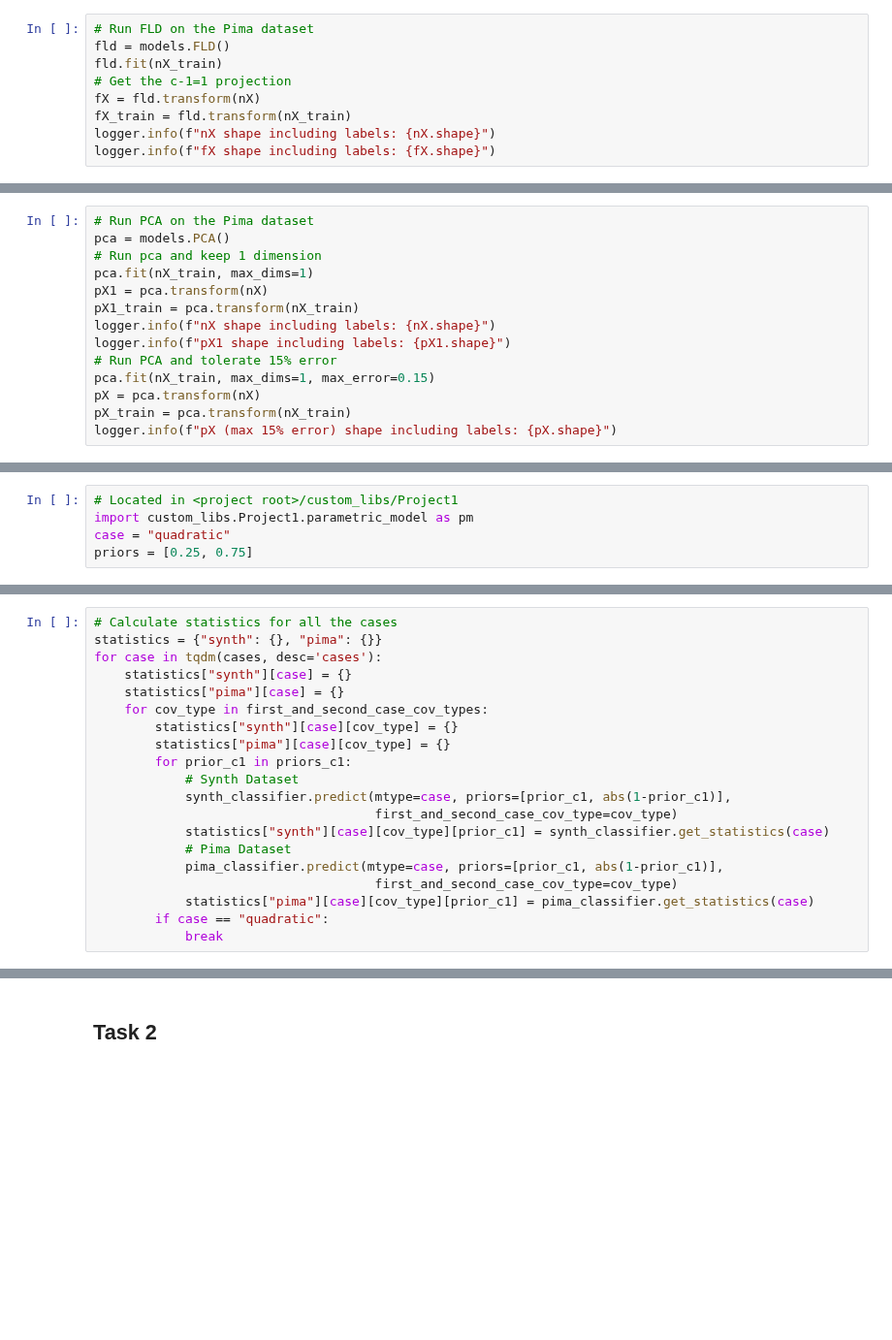
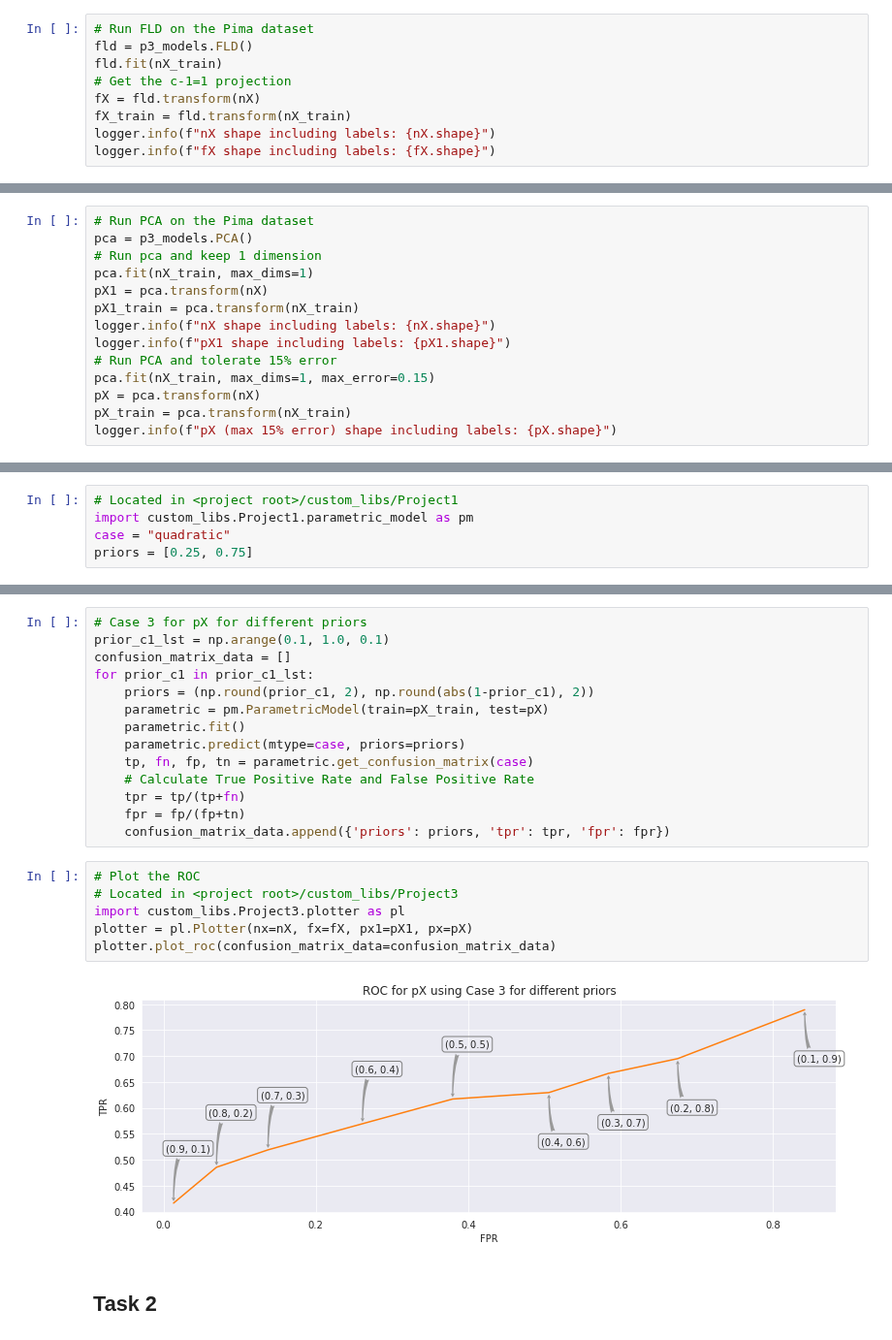
Before and after one commit to drkostas/Machine-Learning-Algorithms, a Jupyter notebook: Project3.ipynb, the cells around one changed output, grey strips where cells are left out. Shown at 97% size. Cells and saved outputs as stored; diff of their text form; blank space fills up the shorter version.

```diff
--- a/Project3.ipynb
+++ b/Project3.ipynb
@@ -120,7 +120,7 @@ nX = pima_te
 ### FLD Algorithm
 # %%
 # Run FLD on the Pima dataset
-fld = models.FLD()
+fld = p3_models.FLD()
 fld.fit(nX_train)
 # Get the c-1=1 projection
 fX = fld.transform(nX)
@@ -134,7 +134,7 @@ logger.info(f"fX shape including labels: {fX.shape}")
 ### PCA Algorithm
 # %%
 # Run PCA on the Pima dataset
-pca = models.PCA()
+pca = p3_models.PCA()
 # Run pca and keep 1 dimension
 pca.fit(nX_train, max_dims=1)
 pX1 = pca.transform(nX)
@@ -446,20 +371,0 @@ first_and_second_case_cov_types = ("avg", "first", "second")
-# %%
-# Calculate statistics for all the cases
-statistics = {"synth": {}, "pima": {}}
-for case in tqdm(cases, desc='cases'):
-    statistics["synth"][case] = {}
-    statistics["pima"][case] = {}
-    for cov_type in first_and_second_case_cov_types:
-        statistics["synth"][case][cov_type] = {}
-        statistics["pima"][case][cov_type] = {}
-        for prior_c1 in priors_c1:
-            # Synth Dataset
-            synth_classifier.predict(mtype=case, priors=[prior_c1, abs(1-prior_c1)],
-                                     first_and_second_case_cov_type=cov_type)
-            statistics["synth"][case][cov_type][prior_c1] = synth_classifier.get_statistics(case)
-            # Pima Dataset
-            pima_classifier.predict(mtype=case, priors=[prior_c1, abs(1-prior_c1)],
-                                     first_and_second_case_cov_type=cov_type)
-            statistics["pima"][case][cov_type][prior_c1] = pima_classifier.get_statistics(case)
-        if case == "quadratic":
-            break
@@ -509,2 +374,24 @@ pl.Plotter.plot_decision_boundaries(plot_knn_synth, 0.02)
+# %%
+# Case 3 for pX for different priors
+prior_c1_lst = np.arange(0.1, 1.0, 0.1)
+confusion_matrix_data = []
+for prior_c1 in prior_c1_lst:
+    priors = (np.round(prior_c1, 2), np.round(abs(1-prior_c1), 2))
+    parametric = pm.ParametricModel(train=pX_train, test=pX)
+    parametric.fit()
+    parametric.predict(mtype=case, priors=priors)
+    tp, fn, fp, tn = parametric.get_confusion_matrix(case)
+    # Calculate True Positive Rate and False Positive Rate
+    tpr = tp/(tp+fn)
+    fpr = fp/(fp+tn)
+    confusion_matrix_data.append({'priors': priors, 'tpr': tpr, 'fpr': fpr})
+# %%
+# Plot the ROC
+# Located in <project root>/custom_libs/Project3
+import custom_libs.Project3.plotter as pl
+plotter = pl.Plotter(nx=nX, fx=fX, px1=pX1, px=pX)
+plotter.plot_roc(confusion_matrix_data=confusion_matrix_data)
+# %% [output]
+[figure, added]
 # %% [markdown]
 ## Task 2
```
Also changed, not shown: parts of 48 cells of this notebook, 2 other files.
